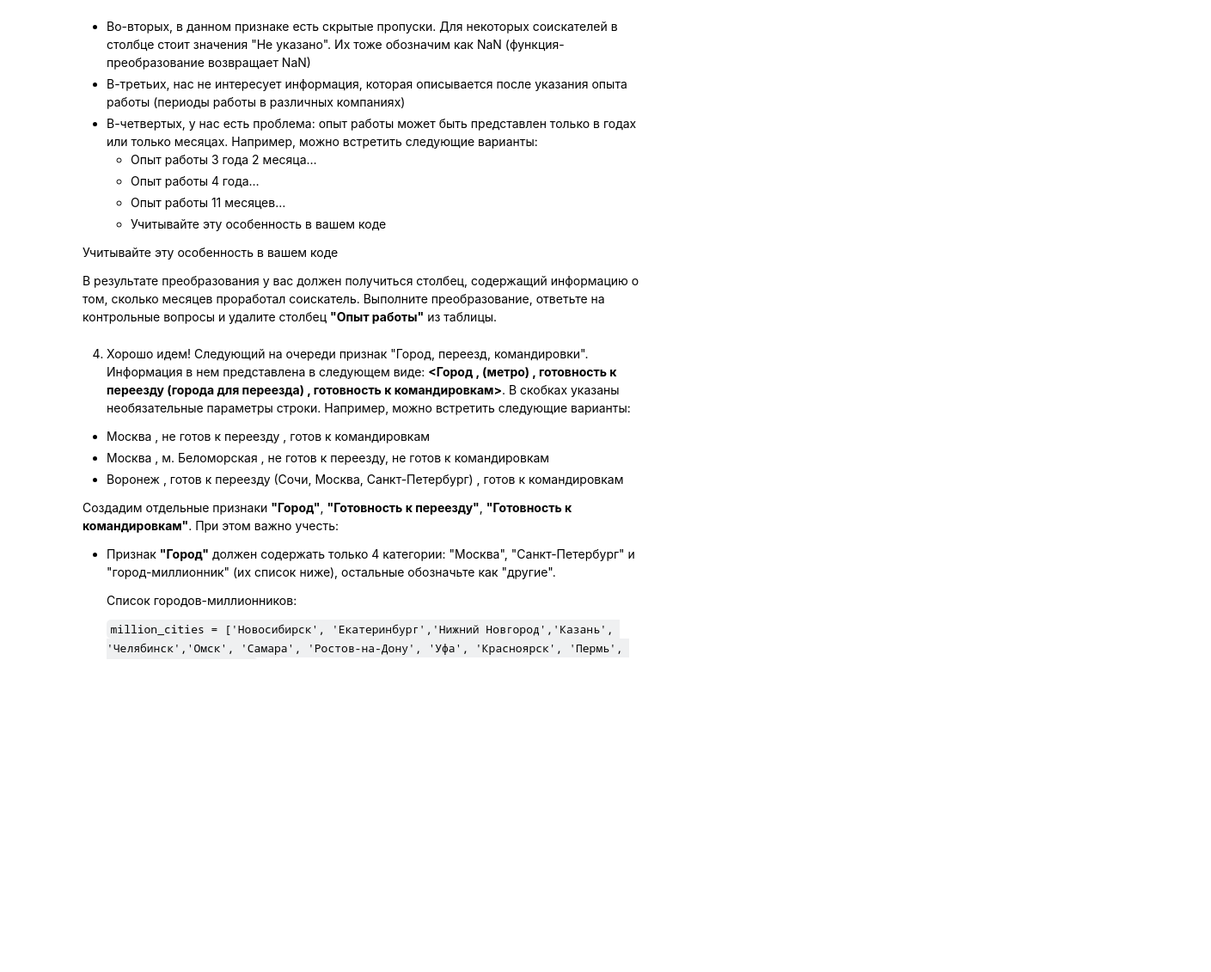
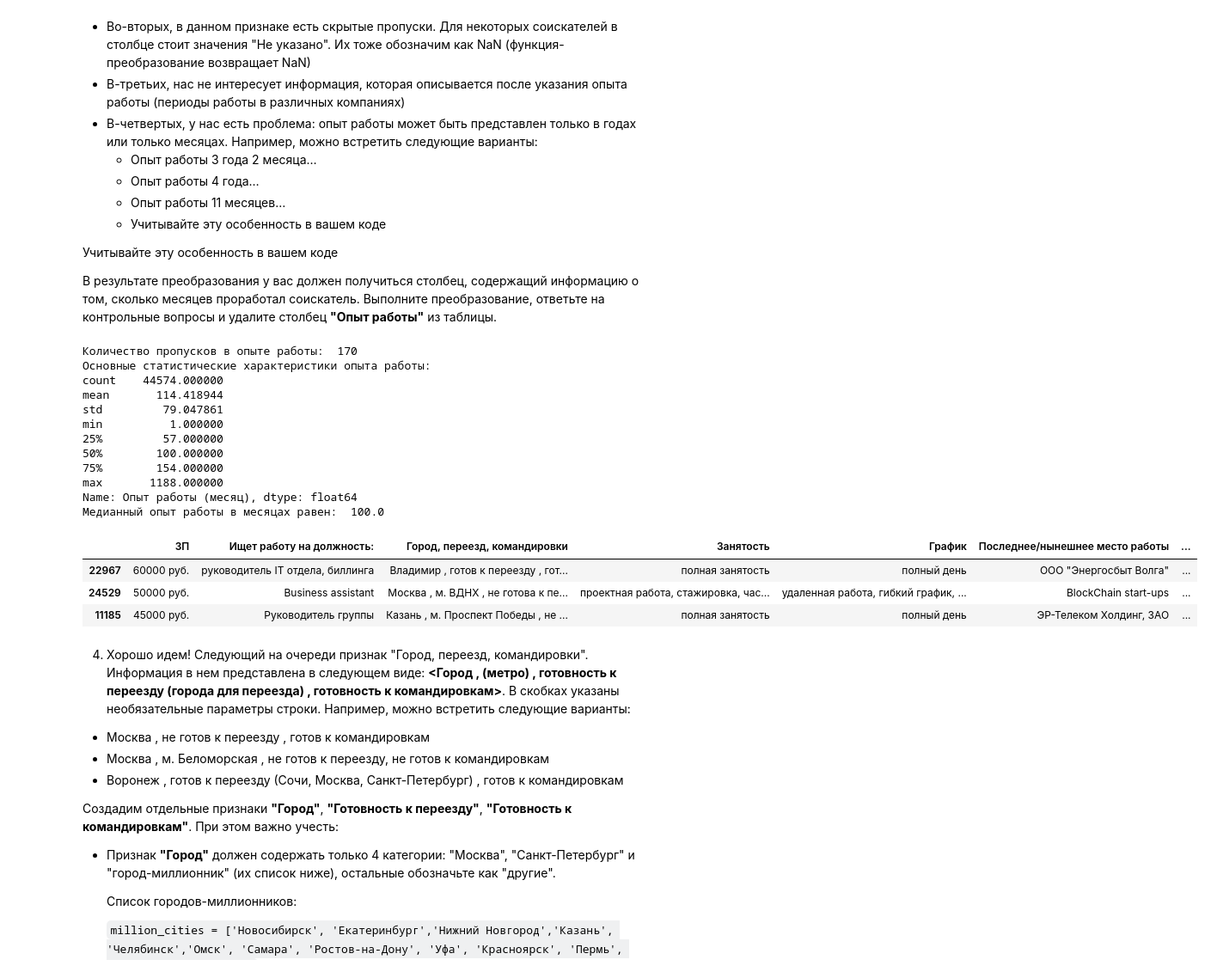
Before and after one commit to dafe1988/SF-DSPR-174, a Jupyter notebook: PROJECT_1/Project-1._Ноутбук-шаблон.ipynb, the cells around one changed output. Shown: that part at 86% size. Cells and saved outputs as stored; diff of their text form; code cells hidden in the pictures; blank space fills up the shorter version.

```diff
--- a/PROJECT_1/Project-1._Ноутбук-шаблон.ipynb
+++ b/PROJECT_1/Project-1._Ноутбук-шаблон.ipynb
@@ -43,5 +137,7 @@ import plotly.express as px
 Совет: обратите внимание на структуру текста в столбце **"Образование и ВУЗ"**. Гарантируется, что текущий уровень образования соискателя всегда находится в первых 2ух слов и начинается с заглавной буквы. Воспользуйтесь этим.
 
 *Совет: проверяйте полученные категории, например, с помощью метода unique()*
+# %%
+df = data.copy()
 # %%
 #ваш код здесь
@@ -61,3 +198,14 @@ import plotly.express as px
 Гарантируется, что структура одинакова для всех строк в таблице. Вы можете воспользоваться этим.*
 # %%
 #ваш код здесь
+# Создаем новые признаки с помощью лямбда функций
+df['Пол'] = df['Пол, возраст'].apply(lambda x: 'М' if x.split(',')[0].strip() == 'Мужчина' else 'Ж')
+df['Возраст'] = df['Пол, возраст'].apply(lambda x: int(x.split(',')[1].strip().split()[0]))
+
+# Удаляем старый столбец
+df.drop(columns=['Пол, возраст'], inplace=True)
+
+print('Процент женских резюме: ', round(len(df[df['Пол'] == 'Ж'])/len(df)*100, 2))
+print('Средний возраст соискателей: ', round(df['Возраст'].mean(), 1))
+
+display(df.head(2))
@@ -82,6 +236,61 @@ import plotly.express as px
 Выполните преобразование, ответьте на контрольные вопросы и удалите столбец **"Опыт работы"** из таблицы.
 # %%
 #ваш код здесь
+def experience_to_months(text):
+    """Фкнуция преобразования опыта работы в месяцы или NaN
+
+    Args:
+        text (str): строка с опытом работы
+
+    Returns:
+        _type_: число месяцев или NaN
+    """
+    if pd.isnull(text) or text.strip() == 'Не указано':  # Пропуски и "Не указано"
+        return np.nan
+
+    # Инициализация переменных для лет и месяцев
+    years = 0
+    months = 0
+
+    # Разбиваем текст и ищем ключевые слова среди первых 7 слов
+    parts = text.split()[:6]
+    if 'года' in parts or 'год' in parts or 'лет' in parts:
+        years_idx = parts.index('года') if 'года' in parts else (parts.index('год') if 'год' in parts else parts.index('лет'))
+        years = int(parts[years_idx - 1])
+    if 'месяца' in parts or 'месяцев' in parts or 'месяц' in parts:
+        months_idx = parts.index('месяца') if 'месяца' in parts else (parts.index('месяцев') if 'месяцев' in parts else parts.index('месяц'))
+        months = int(parts[months_idx - 1])
+
+    return years * 12 + months  # Перевод в месяцы
+
+# Создаем новый признак
+df['Опыт работы (месяц)'] = df['Опыт работы'].apply(experience_to_months)
+
+# Удаляем старый столбец
+df.drop(columns=['Опыт работы'], inplace=True)
+
+# Выводим результат
+print('Количество пропусков в опыте работы: ', df['Опыт работы (месяц)'].isnull().sum())
+print('Основные статистические характеристики опыта работы:', df['Опыт работы (месяц)'].describe(), sep='\n')
+print('Медианный опыт работы в месяцах равен: ', df['Опыт работы (месяц)'].median())
+df.sample(3)
+# %% [output]
+Количество пропусков в опыте работы:  170
+Основные статистические характеристики опыта работы:
+count    44574.000000
+mean       114.418944
+std         79.047861
+min          1.000000
+25%         57.000000
+50%        100.000000
+75%        154.000000
+max       1188.000000
+Name: Опыт работы (месяц), dtype: float64
+Медианный опыт работы в месяцах равен:  100.0
+|  | ЗП | Ищет работу на должность: | Город, переезд, командировки | Занятость | График | Последнее/нынешнее место работы | ... |
+| 22967 | 60000 руб. | руководитель IT отдела, биллинга | Владимир , готов к переезду , гот... | полная занятость | полный день | ООО "Энергосбыт Волга" | ... |
+| 24529 | 50000 руб. | Business assistant | Москва , м. ВДНХ , не готова к пе... | проектная работа, стажировка, час... | удаленная работа, гибкий график, ... | BlockChain start-ups | ... |
+| 11185 | 45000 руб. | Руководитель группы | Казань , м. Проспект Победы , не ... | полная занятость | полный день | ЭР-Телеком Холдинг, ЗАО | ... |
 # %% [markdown]
 4. Хорошо идем! Следующий на очереди признак "Город, переезд, командировки". Информация в нем представлена в следующем виде: **<Город , (метро) , готовность к переезду (города для переезда) , готовность к командировкам>**. В скобках указаны необязательные параметры строки. Например, можно встретить следующие варианты:
 
```
Also changed, not shown: parts of 12 cells of this notebook.
